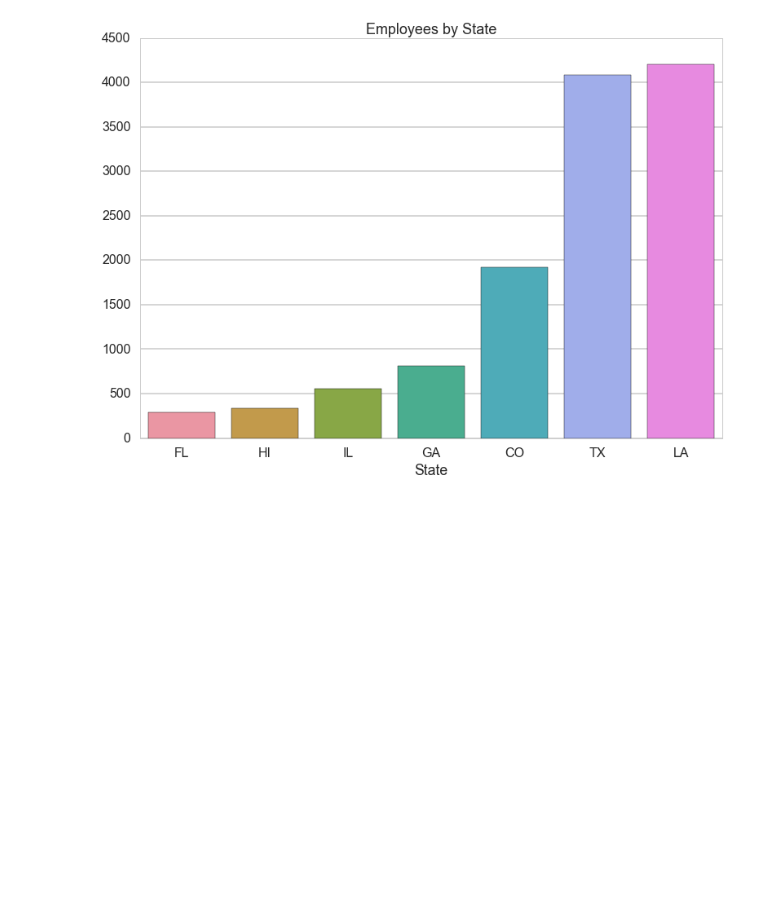
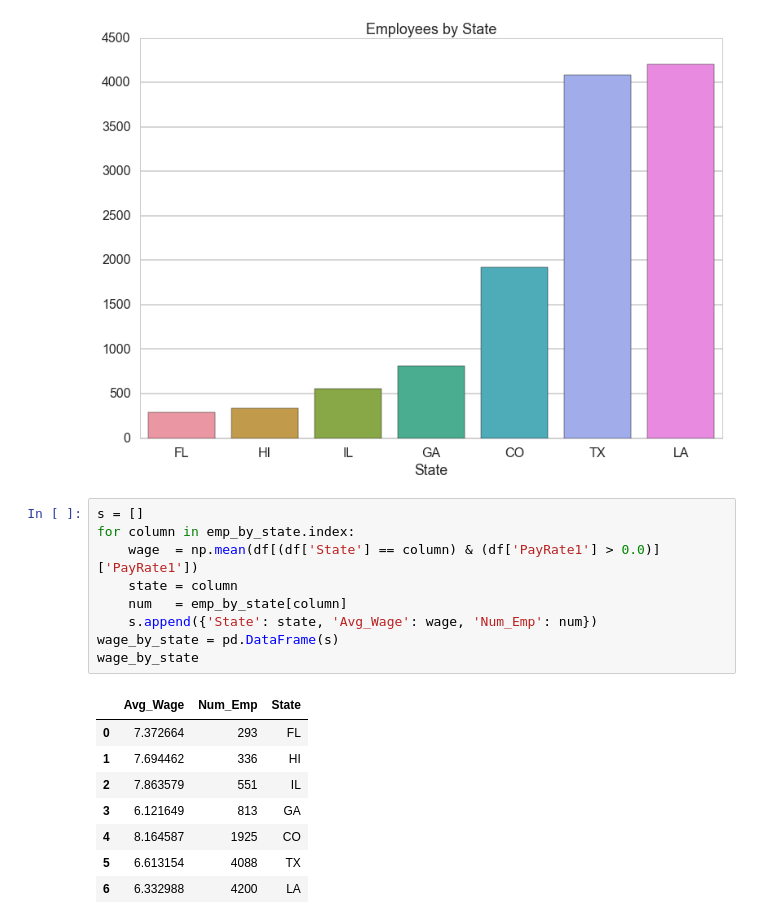
Before and after one commit to andrewhart098/jupyter-notebooks, a Jupyter notebook: Aloha Employees.ipynb, the cells around one changed output. Drawn from its saved outputs; the diff is of its cells as text; blank space fills up the shorter version.

```diff
--- a/Aloha Employees.ipynb
+++ b/Aloha Employees.ipynb
@@ -35,3 +36,21 @@ top_emp_by_state.set_title("Employees by State", fontsize=18)
 # %% [output]
 <matplotlib.text.Text at 0x...>
 [figure]
+# %%
+s = []
+for column in emp_by_state.index:
+    wage  = np.mean(df[(df['State'] == column) & (df['PayRate1'] > 0.0)]['PayRate1'])
+    state = column
+    num   = emp_by_state[column]
+    s.append({'State': state, 'Avg_Wage': wage, 'Num_Emp': num})
+wage_by_state = pd.DataFrame(s)
+wage_by_state
+# %% [output]
+|  | Avg_Wage | Num_Emp | State |
+| 0 | 7.372664 | 293 | FL |
+| 1 | 7.694462 | 336 | HI |
+| 2 | 7.863579 | 551 | IL |
+| 3 | 6.121649 | 813 | GA |
+| 4 | 8.164587 | 1925 | CO |
+| 5 | 6.613154 | 4088 | TX |
+| 6 | 6.332988 | 4200 | LA |
```
Also changed, not shown: parts of 4 cells of this notebook.
